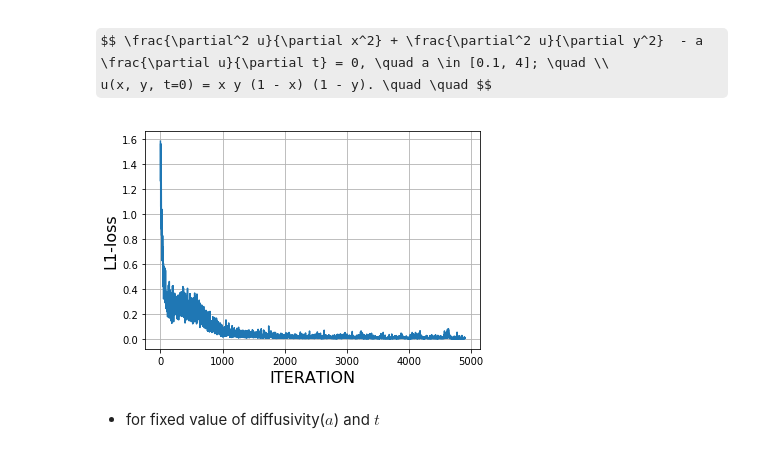
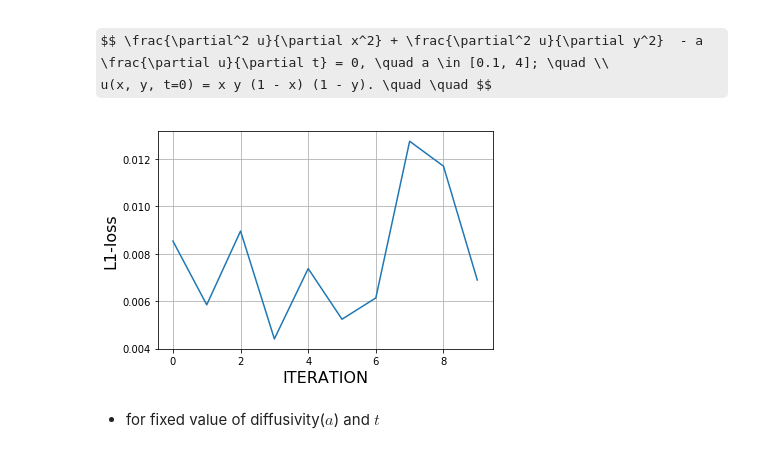
Before and after one commit to analysiscenter/pydens, a Jupyter notebook: tutorials/1. Solving PDEs.ipynb, the cells around one changed output. Saved outputs shown, nothing was run; the diff lists cells and outputs as text; code cells hidden in the pictures; some formulas as TeX source.

```diff
--- a/tutorials/1. Solving PDEs.ipynb
+++ b/tutorials/1. Solving PDEs.ipynb
@@ -141,11 +140,11 @@ solver = Solver(pde, ndims=3, nparams=1,
 # %%
 sampler = NS('u', dim=2) & NS('u', low=0, high=.5) &  NS('u', low=.1, high=4)
 # %%
-solver.fit(niters=5000, batch_size=1500, lr=0.05)
+solver.fit(niters=1000, batch_size=1500, lr=0.05)
 # %%
-plot_loss(solver.losses[100:])
+plot_loss(solver.losses[-10:])
 # %% [output]
-[figure, old version]
+[figure, new version]
 # %%
 def get_approxs(t=.1, param=1.):
     grid = cart_prod(np.linspace(0, 1, 100),
```
Also changed, not shown: parts of 10 cells of this notebook, 1 other file.
